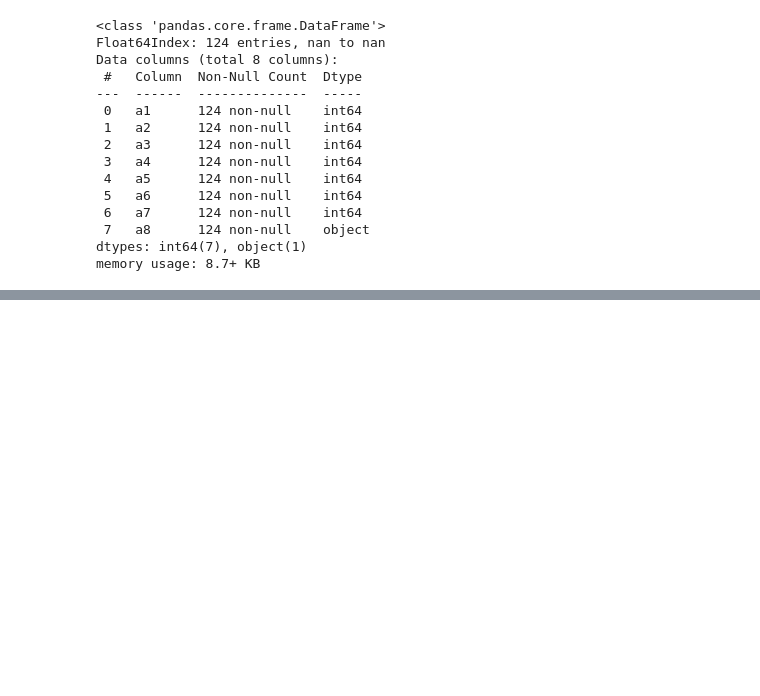
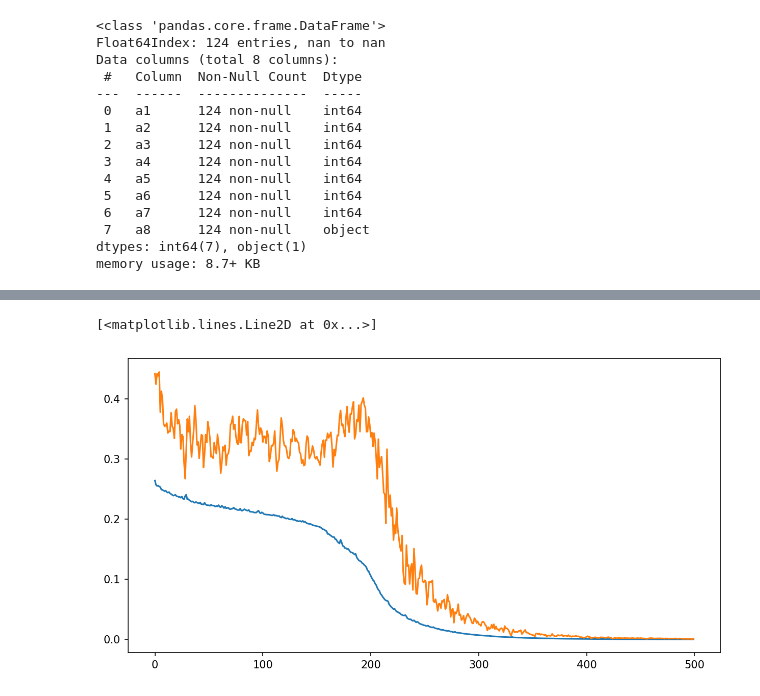
Before and after one commit to vornao/neural-network-from-scratch, a Jupyter notebook: notebooks/monk-test.ipynb, the cells around one changed output, grey strips where cells are left out. Saved outputs shown, nothing was run; the diff lists cells and outputs as text; code cells hidden in the pictures; blank space fills up the shorter version.

```diff
--- a/notebooks/monk-test.ipynb
+++ b/notebooks/monk-test.ipynb
@@ -107,0 +111,18 @@ sns.lineplot(losses, palette=palette)
+# %%
+model = tf.keras.models.Sequential([
+  tf.keras.layers.Flatten(input_shape=(7,1)),
+  tf.keras.layers.Dense(3, activation='relu'),
+  tf.keras.layers.Dense(1)
+])
+
+model.compile(optimizer='sgd',
+              loss=tf.keras.losses.MeanSquaredError(),
+              metrics=['accuracy'])
+
+history = model.fit(x_train, y_train, validation_data=(x_val, y_val), epochs=500,verbose=0)
+# %%
+plt.plot(history.history['loss'])
+plt.plot(history.history['val_loss'])
+# %% [output]
+[<matplotlib.lines.Line2D at 0x...>]
+[figure, added]
```
Also changed, not shown: parts of 7 cells of this notebook, 9 other files.
